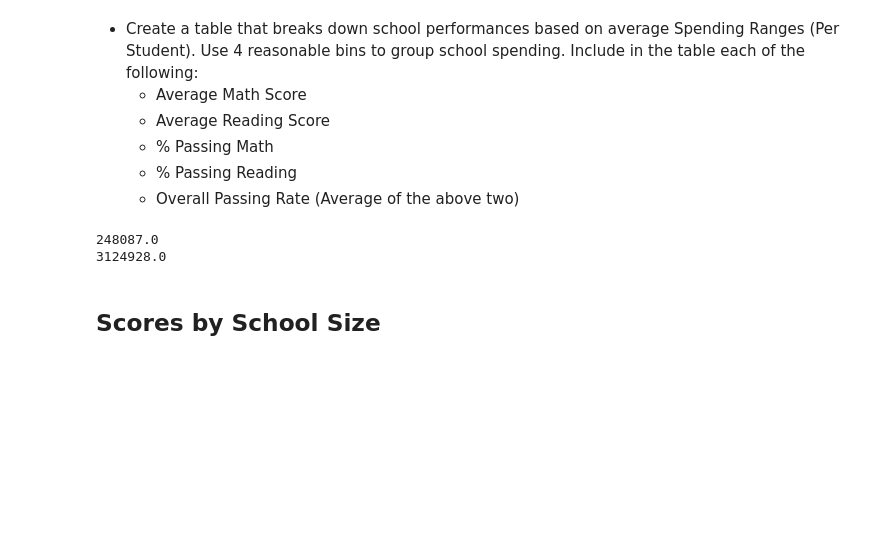
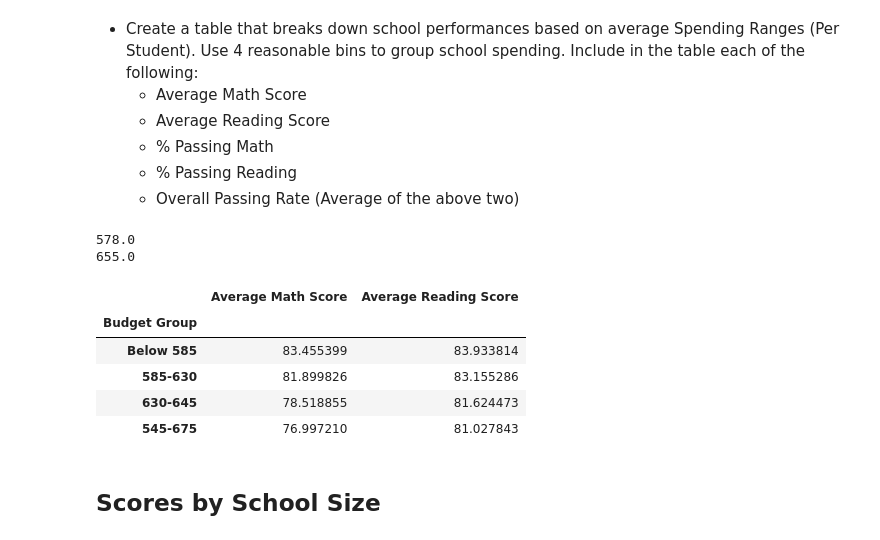
Before and after one commit to yukamara/pandas-challenge, a Jupyter notebook: PyCitySchools/PyCitySchools_starter.ipynb, the cells around one changed output. Drawn from its saved outputs; the diff is of its cells as text; code cells hidden in the pictures; blank space fills up the shorter version.

```diff
--- a/PyCitySchools/PyCitySchools_starter.ipynb
+++ b/PyCitySchools/PyCitySchools_starter.ipynb
@@ -140,7 +140,7 @@ school_type_df = pd.DataFrame(school_type)
 
 school_budget = grouped_schools['budget'].mean()
 school_budget_df = pd.DataFrame(school_budget)
-school_budget_df['budget'] = budget_df.loc[:, 'budget'].astype(float)
+school_budget_df['budget'] = school_budget_df.loc[:, 'budget'].astype(float)
 
 budget_per_student = school_budget/total_students
 budget_per_student_df = pd.DataFrame(budget_per_student)
@@ -152,14 +152,16 @@ math_average_df = pd.DataFrame(math_average)
 reading_average = grouped_schools['reading_score'].mean()
 reading_average_df = pd.DataFrame(reading_average)
 
-#math_pass_score_count = len(sdc_df[sdc_df['math_score']>=70])
+grouped_schools_df = pd.DataFrame(grouped_schools)
+grouped_schools_df
 
+#math_pass_score_count = len(grouped_schools_df[grouped_schools_df['math_score']>=70]
 
-school_summary_df = pd.concat([school_type, total_students_df, budget_df, budget_per_student_df, math_average_df,
+school_summary_df = pd.concat([school_type, total_students_df, school_budget_df, budget_per_student_df, math_average_df,
 reading_average_df], axis=1, join='inner')
 school_summary_df = school_summary_df.rename(columns={"type": "School Type", 'school_name':'Total Students', "budget":"Total School Budget", "math_score": "Average Math Score", "reading_score":"Average Reading Score"})
 
-school_summary_df
+summary_df = pd concat([school_summary_df, ])
 # %% [output]
 |  | School Type | Total Students | Total School Budget | Budget Per Student | Average Math Score | ... |
 | Bailey High School | [District] | 4976 | 3124928.0 | 628.0 | 77.048432 | ... |
@@ -296,14 +310,30 @@ reading_score_by_grade_df.unstack('grade')
   * Overall Passing Rate (Average of the above two)
 # %%
 #school budget min & max values
-print(school_summary_df ['Total School Budget'].min())
-print(school_summary_df ['Total School Budget'].max())
+print(school_summary_df ['Budget Per Student'].min())
+print(school_summary_df ['Budget Per Student'].max())
 
 # Create bins in which to place the different categories based on school spending
-#bins = []
+bins = [0, 585, 630, 645, 675]
+
+#create labels for the bins
+funding_brackets = ['Below 585', '585-630', '630-645', '545-675']
+
+#create table with bins
+school_summary_df['Budget Group'] = pd.cut(school_summary_df['Budget Per Student'], bins, labels = funding_brackets)
+school_summary_df
+
+budget_group = school_summary_df.groupby('Budget Group')
+budget_group[['Average Math Score', 'Average Reading Score']].mean()
 # %% [output]
-248087.0
-3124928.0
+578.0
+655.0
+|  | Average Math Score | Average Reading Score |
+| Budget Group |  |  |
+| Below 585 | 83.455399 | 83.933814 |
+| 585-630 | 81.899826 | 83.155286 |
+| 630-645 | 78.518855 | 81.624473 |
+| 545-675 | 76.997210 | 81.027843 |
 # %% [markdown]
 ## Scores by School Size
 # %% [markdown]
```
Also changed, not shown: parts of 7 cells of this notebook, 1 other file.
